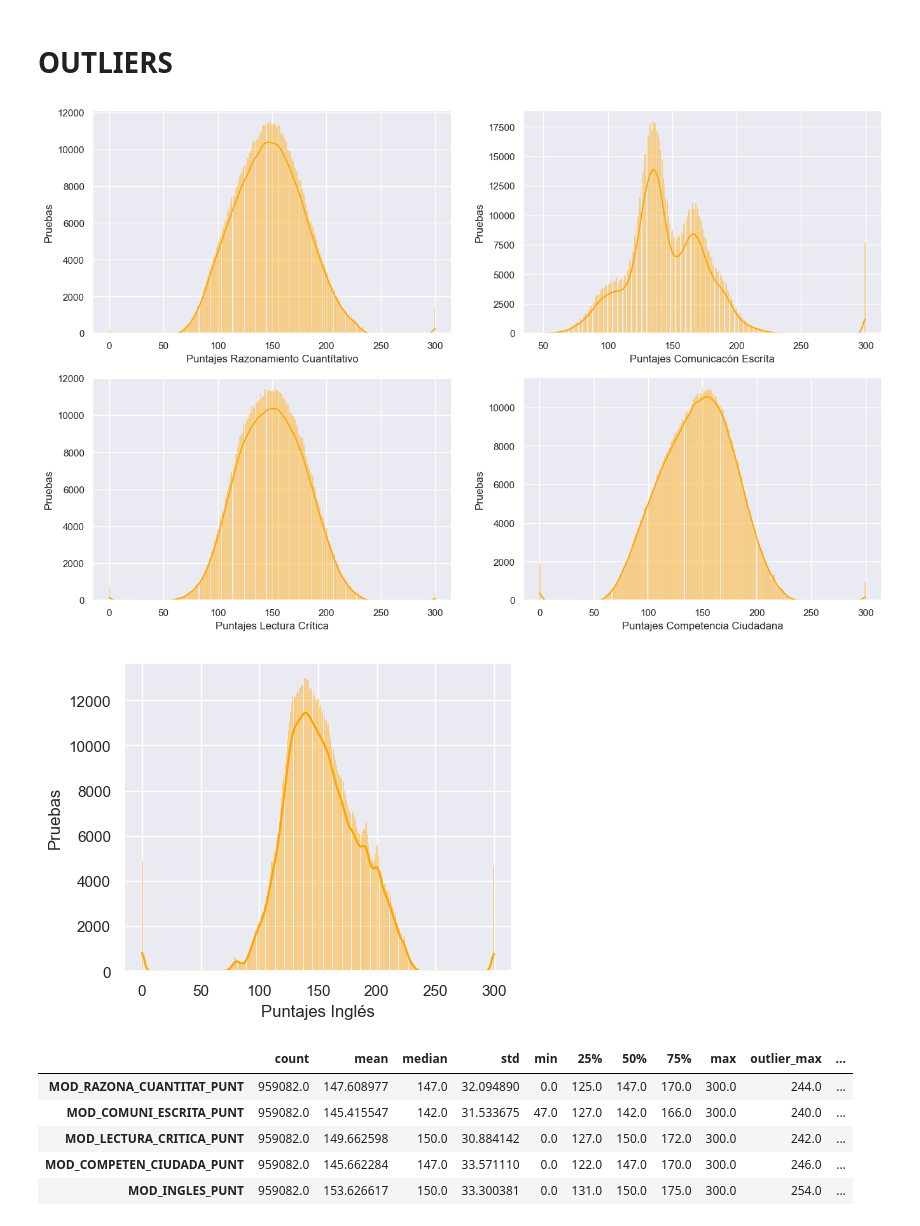
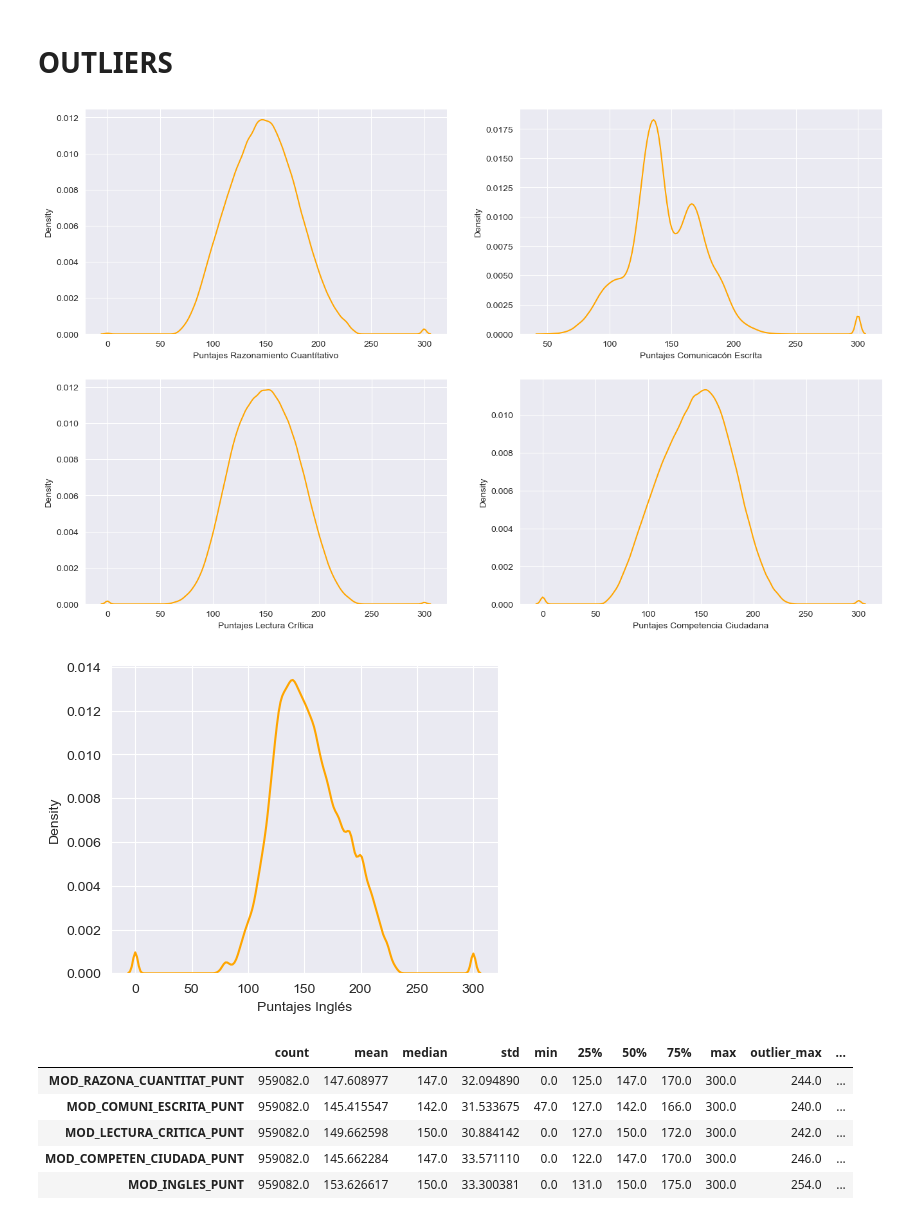
Before and after one commit to jospinoponce/PruebasSaberPro_Colombia, a Jupyter notebook: EDA.ipynb, the cells around one changed output. Drawn from its saved outputs; the diff is of its cells as text; code cells hidden in the pictures.

```diff
--- a/EDA.ipynb
+++ b/EDA.ipynb
@@ -7,7 +7,7 @@ import matplotlib.pyplot as plt
 import seaborn as sns
 %matplotlib inline
 
-df=pd.read_csv("databases/Resultados__nicos_Saber_Pro.csv")
+df=pd.read_csv("Dataset/Resultados__nicos_Saber_Pro.csv")
 # %%
 df
 # %% [output]
@@ -34,7 +34,7 @@ dq=df.drop(['ESTU_TIPODOCUMENTO','ESTU_PAIS_RESIDE','ESTU_COD_RESIDE_DEPTO','EST
 'ESTU_PRGM_DEPARTAMENTO','ESTU_PRGM_CODMUNICIPIO','ESTU_PRGM_MUNICIPIO','ESTU_NIVEL_PRGM_ACADEMICO' ,
 'ESTU_METODO_PRGM','ESTU_DEPTO_PRESENTACION','ESTU_COD_MCPIO_PRESENTACION','ESTU_MCPIO_PRESENTACION',
 'ESTU_SNIES_PRGMACADEMICO','ESTU_PRIVADO_LIBERTAD','ESTU_NACIONALIDAD','ESTU_ESTUDIANTE', 'ESTU_COLE_TERMINO',
-'ESTU_ESTADOINVESTIGACION', 'ESTU_TIPODOCUMENTOSB11'], axis=1)
+'ESTU_ESTADOINVESTIGACION', 'ESTU_TIPODOCUMENTOSB11','INST_ORIGEN'], axis=1)
 # %%
 # cantidad total de valores NaN.
 
@@ -141,35 +141,31 @@ dq.head(2)
 # %%
 # Gráfica de la distribución de las variables numéricas.
 
 ''' MOD_RAZONA_CUANTITAT_PUNT, MOD_COMUNI_ESCRITA_PUNT, MOD_LECTURA_CRITICA_PUNT,
     MOD_COMPETEN_CIUDADA_PUNT, MOD_INGLES_PUNT'''
 
 sns.set_style("darkgrid") # Formato para el Backgound.
 
 # Se crean ejes segmentados, para las primeras 4 gráficas.
 
 fig, ax = plt.subplots(nrows = 2, ncols = 2, figsize = (16, 10))
 
-sns.histplot(dq['MOD_RAZONA_CUANTITAT_PUNT'], kde=True, color="orange",
-ax=ax[0,0]).set( xlabel = "Puntajes Razonamiento Cuantítativo", ylabel = "Pruebas")
+sns.kdeplot(data=dq,x='MOD_RAZONA_CUANTITAT_PUNT',color="orange",ax=ax[0,0]).set(xlabel="Puntajes Razonamiento Cuantítativo")
 
-sns.histplot(dq['MOD_COMUNI_ESCRITA_PUNT'], kde=True, color="orange",
-ax=ax[0,1]).set( xlabel = "Puntajes Comunicacón Escríta", ylabel = "Pruebas")
+sns.kdeplot(data=dq,x='MOD_COMUNI_ESCRITA_PUNT',color="orange",ax=ax[0,1]).set(xlabel="Puntajes Comunicacón Escríta")
 
-sns.histplot(dq['MOD_LECTURA_CRITICA_PUNT'], kde=True, color="orange",
-ax=ax[1,0]).set( xlabel = "Puntajes Lectura Crítica", ylabel = "Pruebas")
+sns.kdeplot(data=dq,x='MOD_LECTURA_CRITICA_PUNT',color="orange",ax=ax[1,0]).set(xlabel= "Puntajes Lectura Crítica")
 
-sns.histplot(dq['MOD_COMPETEN_CIUDADA_PUNT'],kde=True, color="orange",
-ax=ax[1,1]).set( xlabel = "Puntajes Competencia Ciudadana", ylabel = "Pruebas")
+sns.kdeplot(data=dq,x='MOD_COMPETEN_CIUDADA_PUNT',color="orange",ax=ax[1,1]).set(xlabel="Puntajes Competencia Ciudadana")
 
 # Ultima gráfica.
+
 fig, ax = plt.subplots(nrows = 1, ncols = 1, figsize = (5, 4))
-
-sns.histplot(dq['MOD_INGLES_PUNT'], kde=True, color="orange" ).set( xlabel = "Puntajes Inglés", ylabel = "Pruebas" )
+sns.kdeplot(data=dq, x='MOD_INGLES_PUNT', color="orange" ).set( xlabel = "Puntajes Inglés" )
 plt.show()
 # %% [output]
-[figure, old version]
+[figure, new version]
-[figure, old version]
+[figure, new version]
 # %%
 # Aplicación de regla de los tres sigmas para outliers.
 
```
Also changed, not shown: parts of 13 cells of this notebook, 12 other files.
